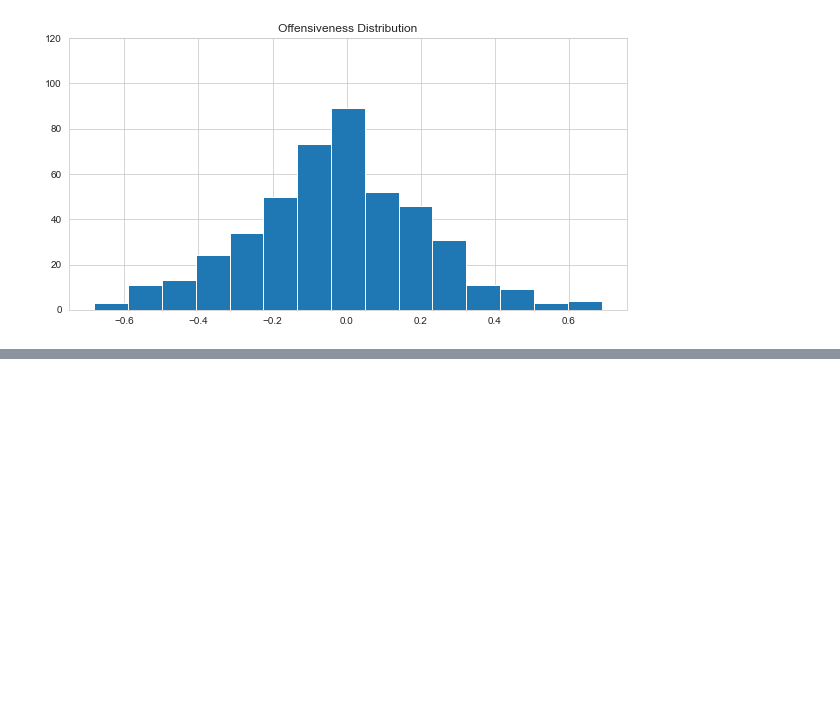
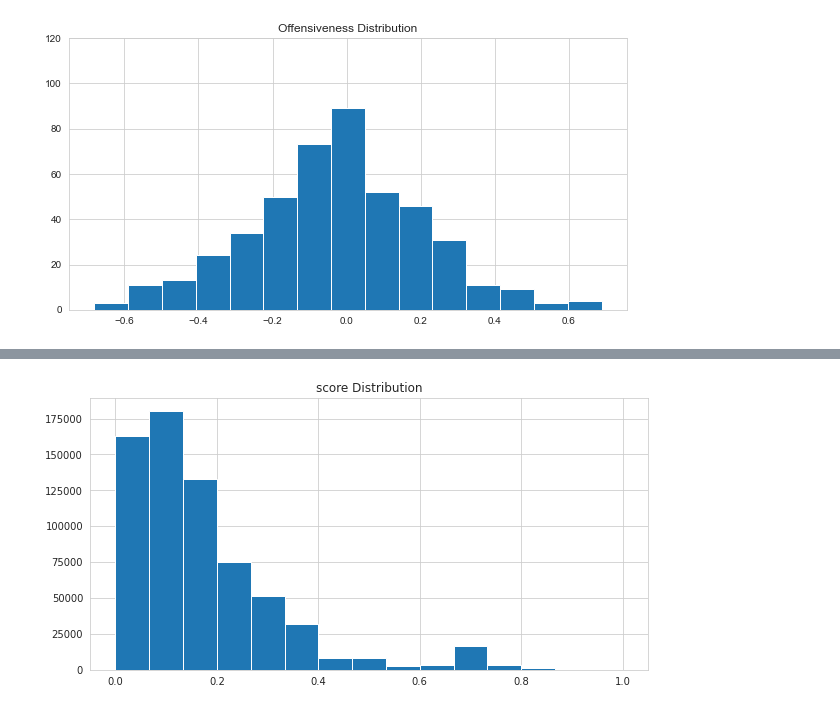
Before and after one commit to team-ok-nlp/jigsaw-toxic-competition, a Jupyter notebook: data/EDA.ipynb, the cells around one changed output, grey strips where cells are left out. Cells and saved outputs as stored; diff of their text form; code cells hidden in the pictures; blank space fills up the shorter version.

```diff
--- a/data/EDA.ipynb
+++ b/data/EDA.ipynb
@@ -379,0 +382,3 @@ plt.show()
+# %%
+data = pd.read_csv('4th/v0/train.csv')
+data.head()
@@ -379,0 +392,8 @@ plt.show()
+# %%
+fig, ax = plt.subplots(1,1, figsize=(10, 5))
+ax.hist(data['score'], bins=15)
+#ax.set_ylim(0, 120)
+ax.set_title('score Distribution')
+plt.show()
+# %% [output]
+[figure, added]
```
Also changed, not shown: parts of 2 cells of this notebook, 1 other file.
